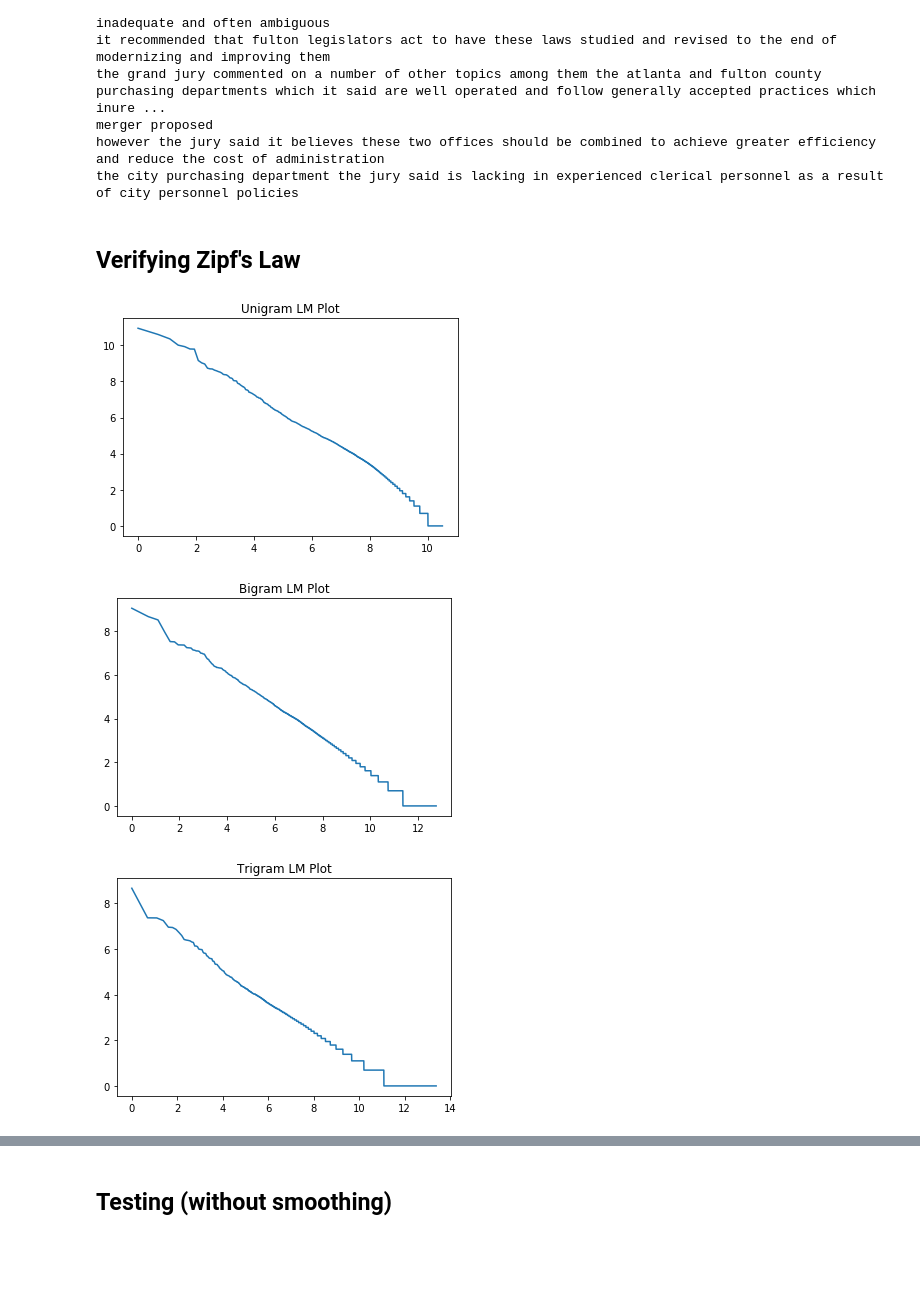
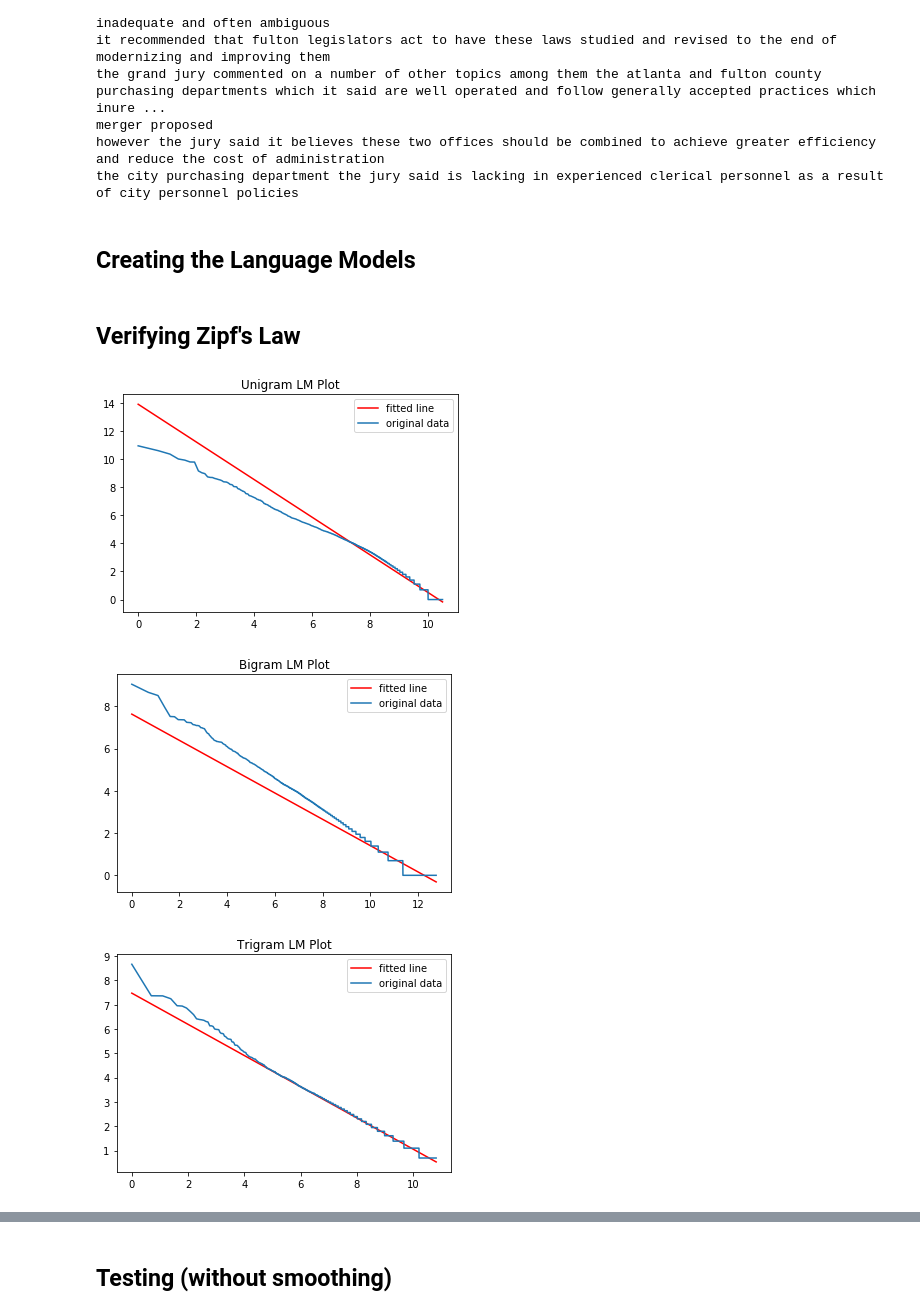
Before and after one commit to Arka7Z/NLP-CS60057, a Jupyter notebook: Language_Modeling/Language_Modeling.ipynb, the cells around one changed output, grey strips where cells are left out. Cells and saved outputs as stored; diff of their text form; code cells hidden in the pictures; blank space fills up the shorter version.

Commit message:
fixed few bugs, added Unigram Laplacian smoothing

```diff
--- a/Language_Modeling/Language_Modeling.ipynb
+++ b/Language_Modeling/Language_Modeling.ipynb
@@ -25,13 +27,19 @@ def preprocess_sents(sentences):
     sentences = [sentence.translate(remove_digits)  for sentence in sentences]
     sentences=[re.sub('\W+',' ', sentence) for sentence in sentences]
     return sentences
-# %%
-def plot(x,y,Title=''):
-    plt.plot(x,y)
-    plt.title(Title)
-    plt.show()
+# %%
+def plot(x,y,Title=''):
+    x=np.asarray(x)
+    y=np.asarray(y)
+    #slope, intercept=polyfit(x, y, 1)
+    #plt.plot(x, intercept + slope*x, 'r', label='fitted line')
+    plt.plot(np.unique(x), np.poly1d(np.polyfit(x, y, 1))(np.unique(x)),'r', label='fitted line')
+    plt.plot(x,y,label='original data')
+    plt.title(Title)
+    plt.legend()
+    plt.show()
 # %%
-def unigram_LM(sents,k=None):
+def unigram_LM(sents):
     unigrams=[]
     for elem in sents:
         unigrams.extend(elem.split())
@@ -41,10 +49,8 @@ def unigram_LM(sents,k=None):
     unigram_total=len(unigrams)
     unigram_freq=dict()
     for word in unigram_counts:
-        if(k==None):
-            unigram_freq[word]=unigram_counts[word]/unigram_total
-        else:
-            unigram_freq[word]=unigram_counts[word]+k/unigram_total+k*(len(list(unique_unigrams)))
+        unigram_freq[word]=unigram_counts[word]/unigram_total
+
     unigram_counts['<s>']=len(sents)
 
     return unigram_counts,unigram_freq
@@ -115,3 +126,5 @@ the grand jury commented on a number of other topics among them the atlanta and
 merger proposed
 however the jury said it believes these two offices should be combined to achieve greater efficiency and reduce the cost of administration
 the city purchasing department the jury said is lacking in experienced clerical personnel as a result of city personnel policies
+# %% [markdown]
+## Creating the Language Models
@@ -123,8 +138,9 @@ unigram_counts,unigram_freq=unigram_LM(sents)
 x=[np.log(i+1) for i in range(len(unigram_counts.most_common()))]
 y=np.asarray(list(np.log(y[1]) for y in unigram_counts.most_common()))
 plot(x,y,'Unigram LM Plot')
+sorted_unigram_counts=sorted(unigram_counts.items(), key=operator.itemgetter(1),reverse=True)
 # %% [output]
-[figure, old version]
+[figure, new version]
 # %%
 bigram_counts={}
 for sent in sents:
@@ -141,7 +157,7 @@ x=[np.log(i+1) for i in range(len(sorted_bigram_counts))]
 y=np.asarray(list(np.log(y[1]) for y in sorted_bigram_counts[:]))
 plot(x,y,'Bigram LM Plot')
 # %% [output]
-[figure, old version]
+[figure, new version]
 # %%
 trigram_counts={}
 for sent in sents:
@@ -157,6 +173,6 @@ sorted_trigram_counts=sorted(trigram_counts.items(), key=operator.itemgetter(1),
 # %%
-x=[np.log(i+1) for i in range(len(sorted_trigram_counts))]
-y=np.asarray(list(np.log(y[1]) for y in sorted_trigram_counts))
+x=[np.log(i+1) for i in range(len(sorted_trigram_counts[:50000]))]
+y=np.asarray(list(np.log(y[1]) for y in sorted_trigram_counts[:50000]))
 plot(x,y,'Trigram LM Plot')
 # %% [output]
-[figure, old version]
+[figure, new version]
```
Also changed, not shown: parts of 21 cells of this notebook.
